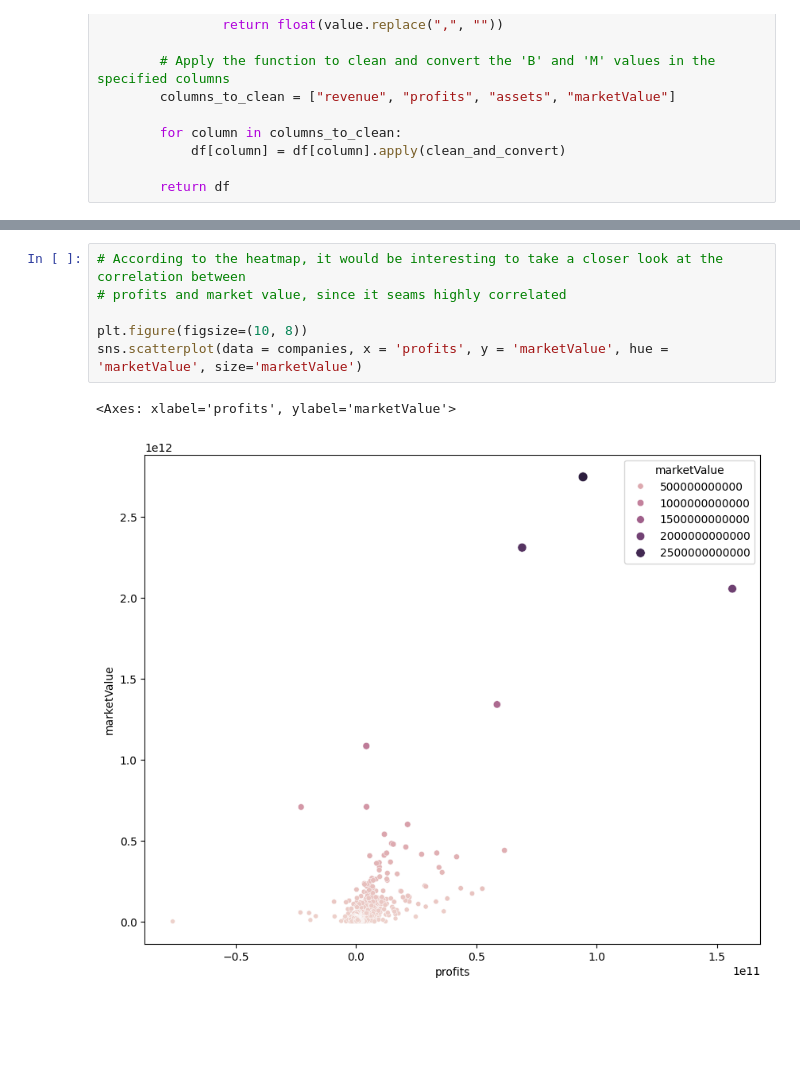
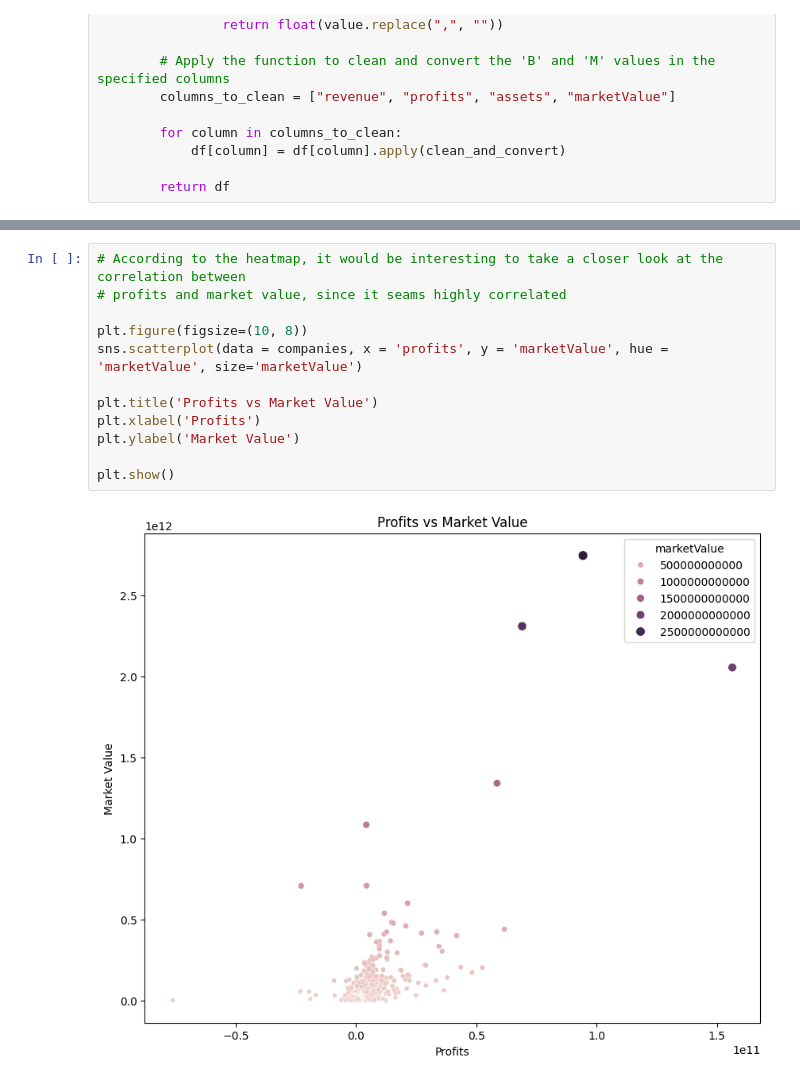
Before and after one commit to Rayanworkout/First-Steps-into-ML, a Jupyter notebook: kmeans_clustering/companies.ipynb, the cells around one changed output, grey strips where cells are left out. Cells and saved outputs as stored; diff of their text form; blank space fills up the shorter version.

```diff
--- a/kmeans_clustering/companies.ipynb
+++ b/kmeans_clustering/companies.ipynb
@@ -68,9 +64,14 @@ plt.show()
 # %%
 # According to the heatmap, it would be interesting to take a closer look at the correlation between
 # profits and market value, since it seams highly correlated
 
 plt.figure(figsize=(10, 8))
 sns.scatterplot(data = companies, x = 'profits', y = 'marketValue', hue = 'marketValue', size='marketValue')
+
+plt.title('Profits vs Market Value')
+plt.xlabel('Profits')
+plt.ylabel('Market Value')
+
+plt.show()
 # %% [output]
-<Axes: xlabel='profits', ylabel='marketValue'>
-[figure, old version]
+[figure, new version]
```
Also changed, not shown: parts of 9 cells of this notebook, 1 other file.
